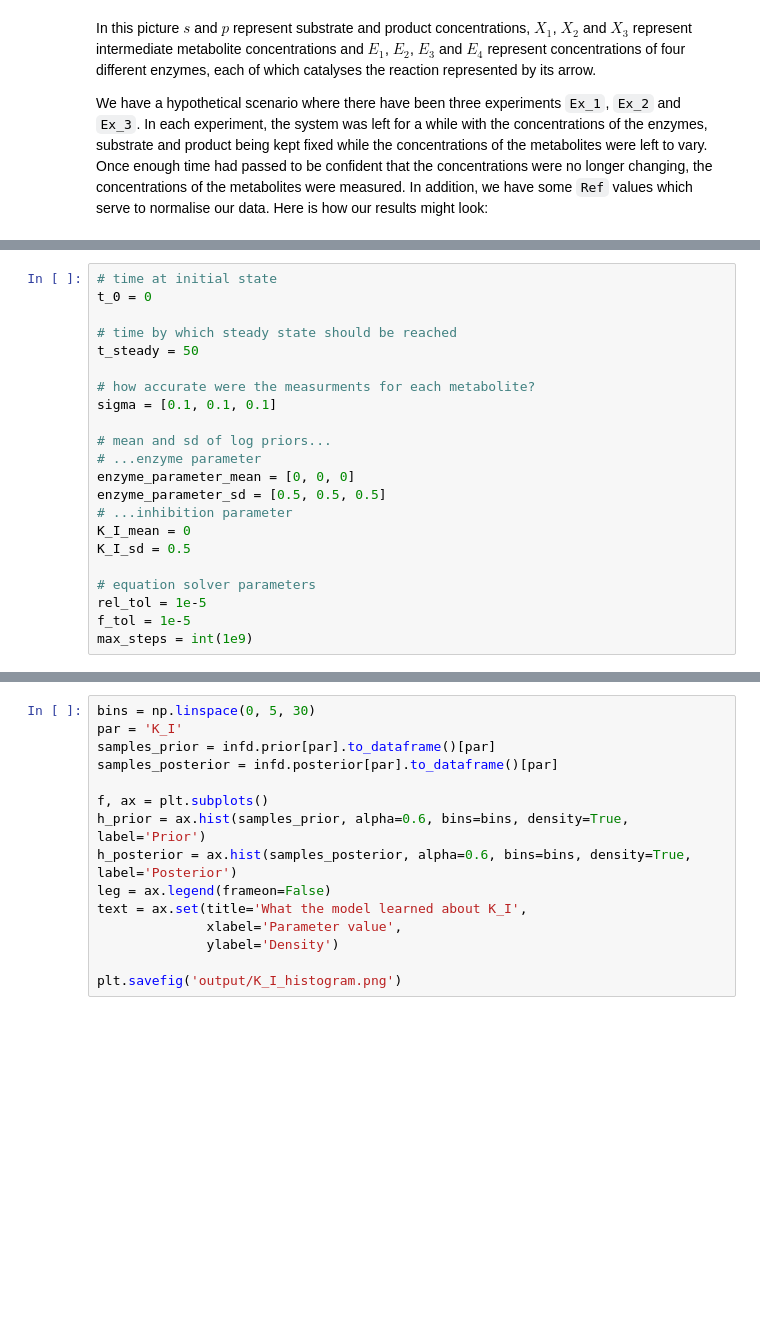
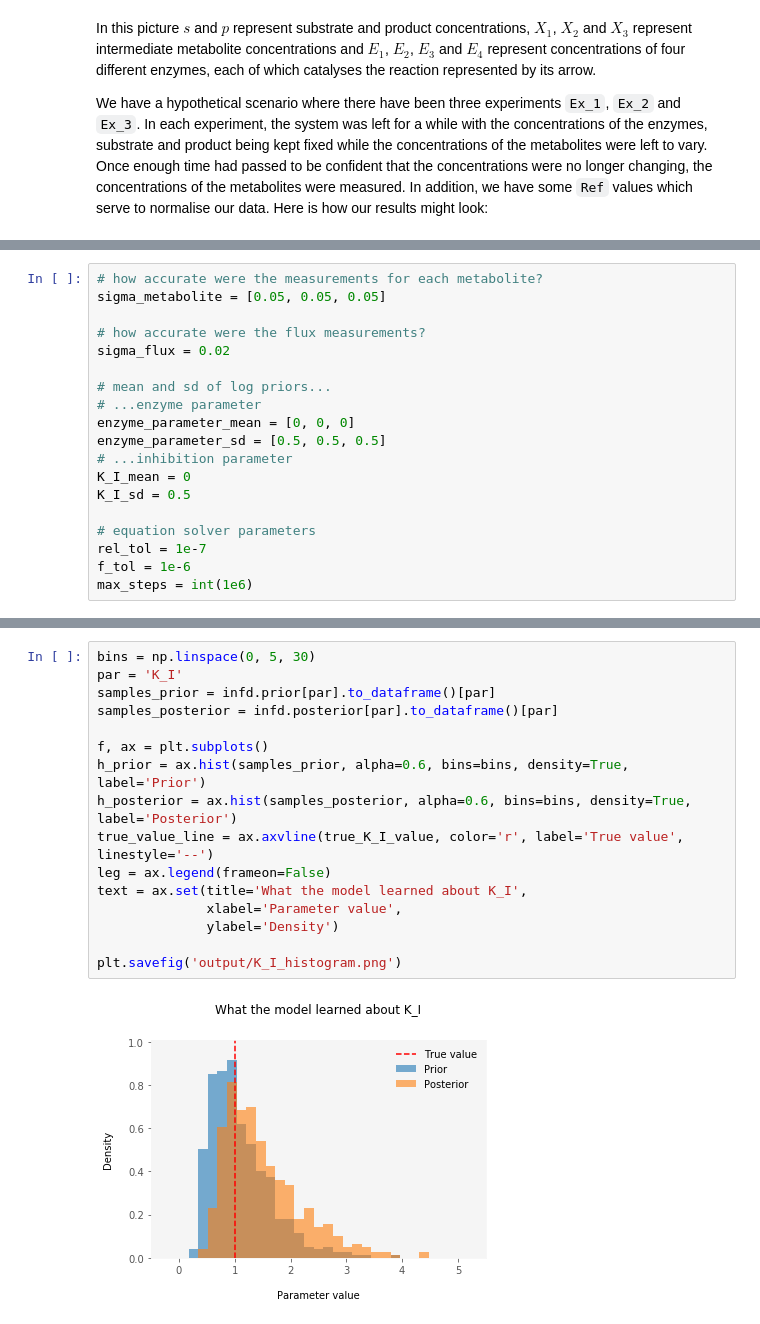
Before and after one commit to teddygroves/stan_ode_example, a Jupyter notebook: Stan steady state example.ipynb, the cells around one changed output, grey strips where cells are left out. Drawn from its saved outputs; the diff is of its cells as text; blank space fills up the shorter version.

```diff
--- a/Stan steady state example.ipynb
+++ b/Stan steady state example.ipynb
@@ -124,12 +131,9 @@ The remaining statements in the cell below configure prior distributions for the
 # %%
-# time at initial state
-t_0 = 0
+# how accurate were the measurements for each metabolite?
+sigma_metabolite = [0.05, 0.05, 0.05]
 
-# time by which steady state should be reached
-t_steady = 50
-
-# how accurate were the measurments for each metabolite?
-sigma = [0.1, 0.1, 0.1]
+# how accurate were the flux measurements?
+sigma_flux = 0.02
 
 # mean and sd of log priors...
 # ...enzyme parameter
@@ -140,6 +144,6 @@ K_I_mean = 0
 K_I_sd = 0.5
 
 # equation solver parameters
-rel_tol = 1e-5
-f_tol = 1e-5
-max_steps = int(1e9)
+rel_tol = 1e-7
+f_tol = 1e-6
+max_steps = int(1e6)
@@ -279,15 +309,18 @@ plt.savefig('output/enzyme_parameter_histograms.png')
 # %%
 bins = np.linspace(0, 5, 30)
 par = 'K_I'
 samples_prior = infd.prior[par].to_dataframe()[par]
 samples_posterior = infd.posterior[par].to_dataframe()[par]
 
 f, ax = plt.subplots()
 h_prior = ax.hist(samples_prior, alpha=0.6, bins=bins, density=True, label='Prior')
 h_posterior = ax.hist(samples_posterior, alpha=0.6, bins=bins, density=True, label='Posterior')
+true_value_line = ax.axvline(true_K_I_value, color='r', label='True value', linestyle='--')
 leg = ax.legend(frameon=False)
 text = ax.set(title='What the model learned about K_I',
               xlabel='Parameter value',
               ylabel='Density')
 
 plt.savefig('output/K_I_histogram.png')
+# %% [output]
+[figure, added]
```
Also changed, not shown: parts of 22 cells of this notebook, 7 other files.
